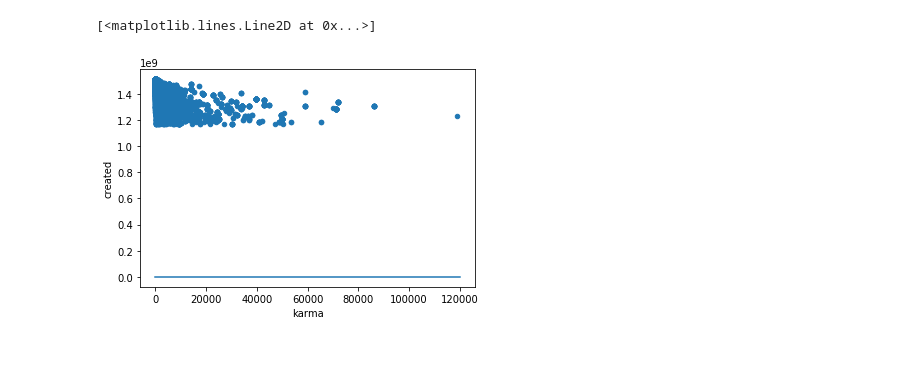
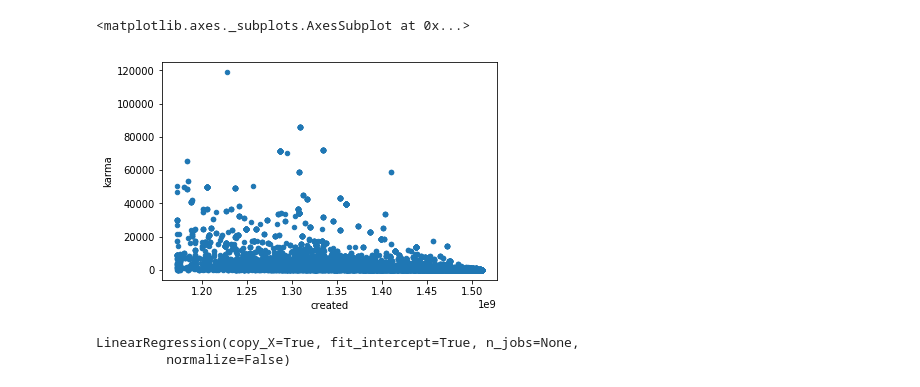
Before and after one commit to FarkIst/ML_Project1, a Jupyter notebook: project1.ipynb, the cells around one changed output. Cells and saved outputs as stored; diff of their text form; code cells hidden in the pictures; blank space fills up the shorter version.

Commit message:
model training

```diff
--- a/project1.ipynb
+++ b/project1.ipynb
@@ -1,13 +1,38 @@
 # %%
 import pandas as pd
 import json
 import matplotlib.pyplot as plt
 
+## Exercice 1.1
+
 with open("users.json", "r") as f:
     data = json.load(f)
 df = pd.DataFrame(data)
-df.plot.scatter(x=4, y=1)
-plt.plot([0, 120000],[120, 150])
+df.plot.scatter(x=1, y=4)
 # %% [output]
-[<matplotlib.lines.Line2D at 0x...>]
+<matplotlib.axes._subplots.AxesSubplot at 0x...>
-[figure, old version]
+[figure, new version]
+# %%
+## Exercise 1.3
+
+import numpy as np
+import sklearn
+import sklearn.linear_model
+import sklearn.metrics
+
+##We have to drop unused data in order to run model.fit, throws error NaN
+df.dropna(subset=['created','karma','submitted'], inplace = True)
+
+## y = ax + b
+
+xs = df["created"]
+
+actual = df["karma"]
+
+model = sklearn.linear_model.LinearRegression()
+xs_reshape = np.array(xs).reshape(-1,1)
+
+model.fit(xs_reshape, actual)
+# %% [output]
+LinearRegression(copy_X=True, fit_intercept=True, n_jobs=None,
+         normalize=False)
```
Also changed, not shown: parts of 2 cells of this notebook.
